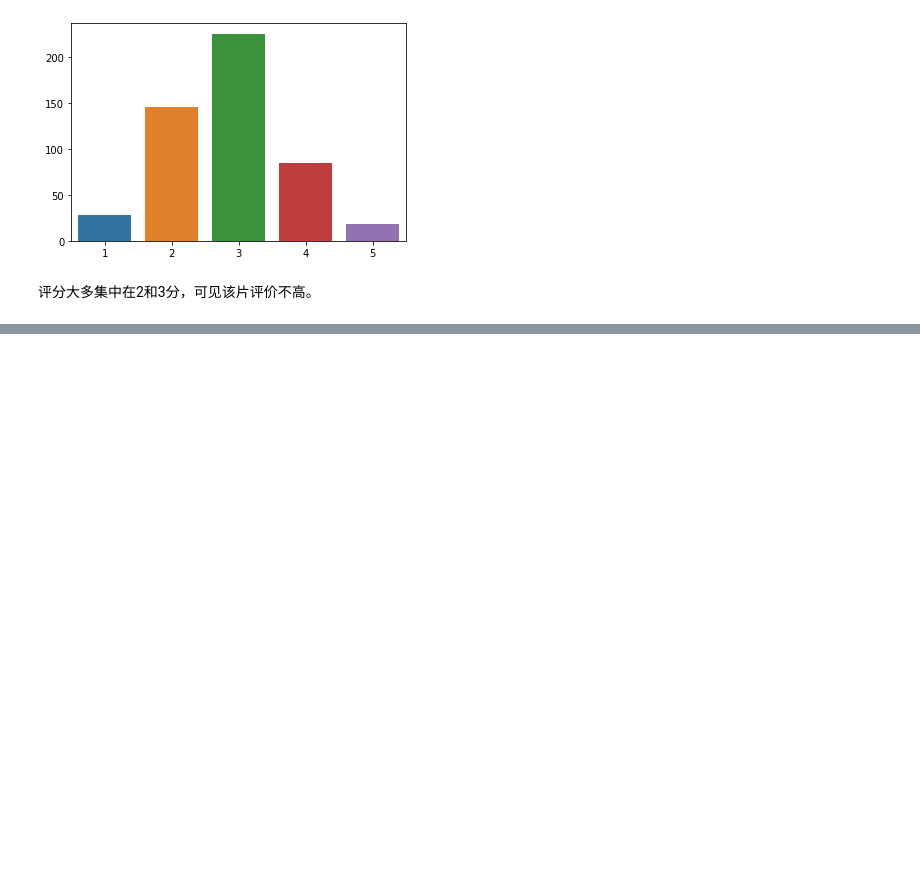
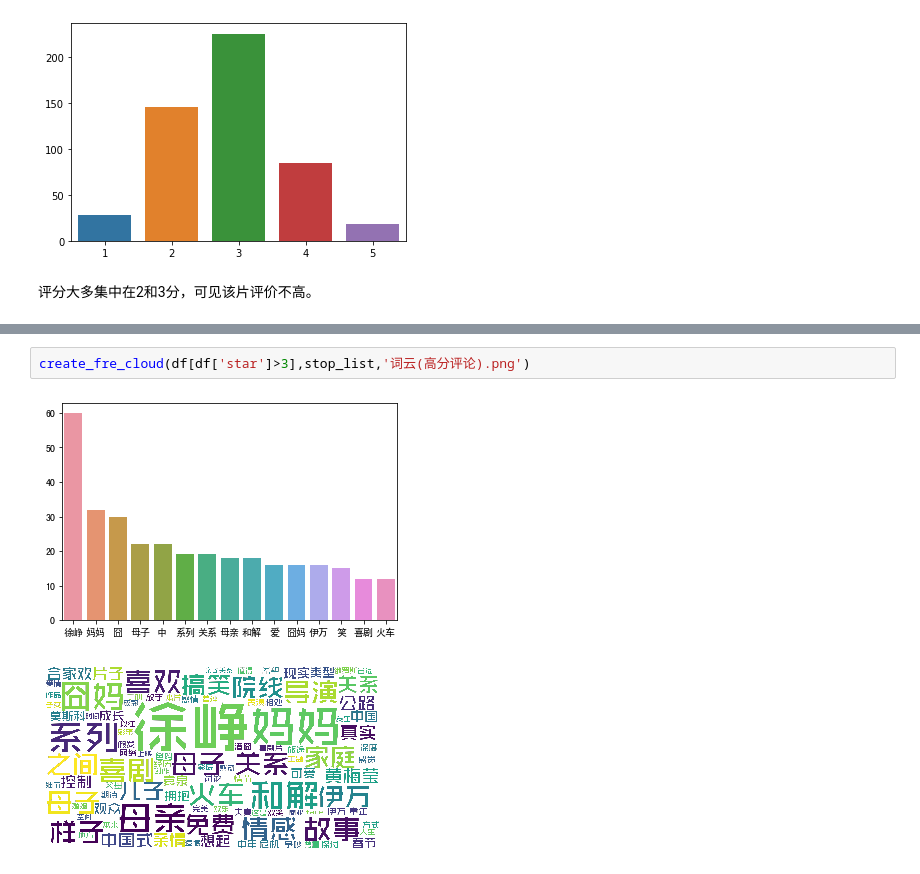
Before and after one commit to WainWong/jiongma_analyze, a Jupyter notebook: analyze.ipynb, the cells around one changed output, grey strips where cells are left out. Drawn from its saved outputs; the diff is of its cells as text; blank space fills up the shorter version.

```diff
--- a/analyze.ipynb
+++ b/analyze.ipynb
@@ -105,0 +141,5 @@ print(word_list)
+# %%
+create_fre_cloud(df[df['star']>3],stop_list,'词云(高分评论).png')
+# %% [output]
+[figure, added]
+[figure, added]
```
Also changed, not shown: parts of 14 cells of this notebook, 6 other files.
